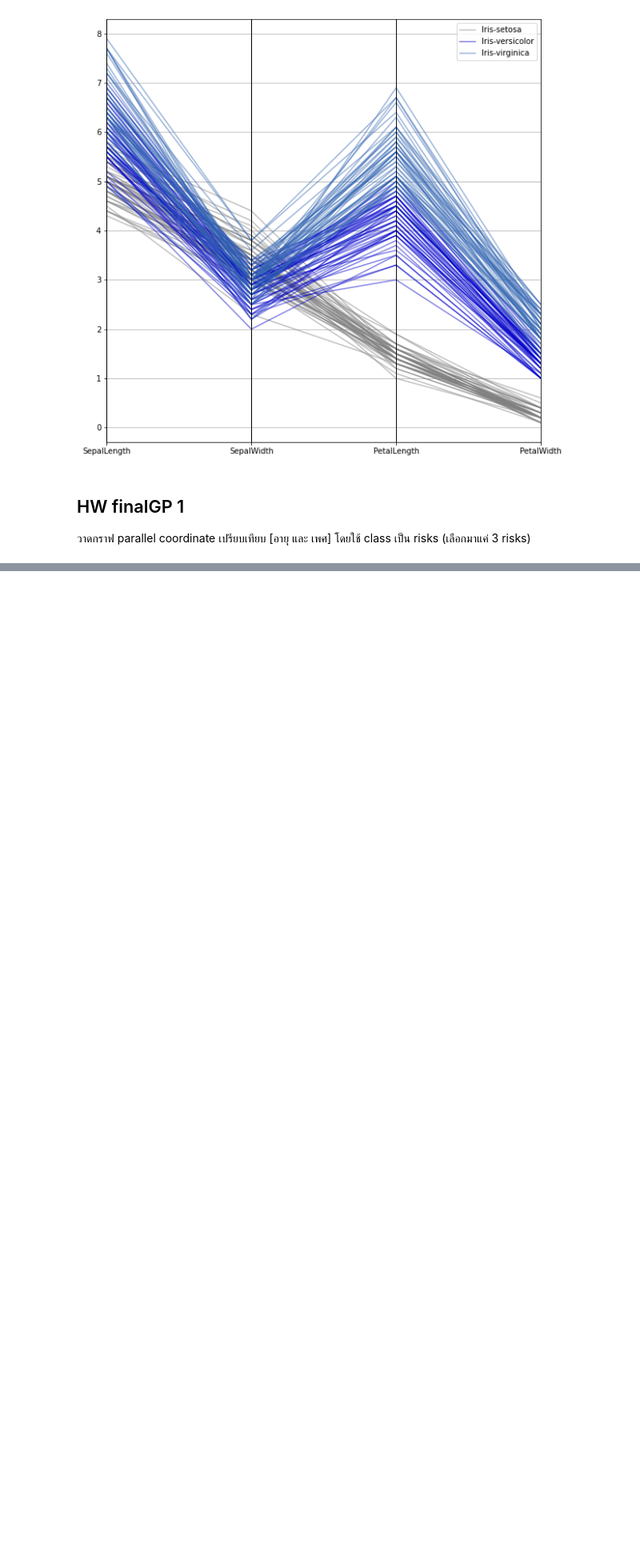
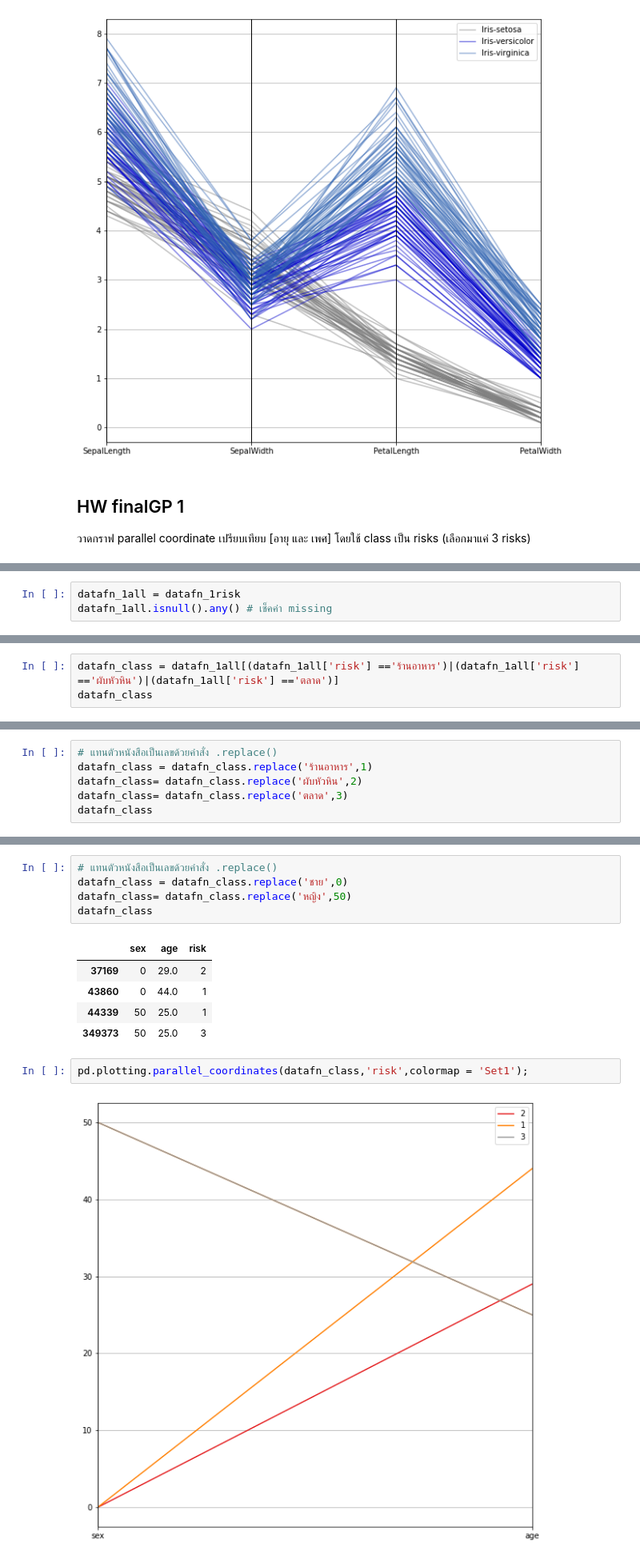
Before and after one commit to PhinyadaPhen/data_viz_2022, a Jupyter notebook: DataViz01_Table_Data.ipynb, the cells around one changed output, grey strips where cells are left out. Shown at 80% size. Saved outputs shown, nothing was run; the diff lists cells and outputs as text; blank space fills up the shorter version.

```diff
--- a/DataViz01_Table_Data.ipynb
+++ b/DataViz01_Table_Data.ipynb
@@ -142,0 +263,3 @@ pd.plotting.parallel_coordinates(df, 'Name', color=[[0.5,0.5,0.5,0.5],[0,0,0.8,0
+# %%
+datafn_1all = datafn_1risk
+datafn_1all.isnull().any() # เช็คค่า missing
@@ -142,0 +293,3 @@ pd.plotting.parallel_coordinates(df, 'Name', color=[[0.5,0.5,0.5,0.5],[0,0,0.8,0
+# %%
+datafn_class = datafn_1all[(datafn_1all['risk'] =='ร้านอาหาร')|(datafn_1all['risk'] =='ผับหัวหิน')|(datafn_1all['risk'] =='ตลาด')]
+datafn_class
@@ -142,0 +310,6 @@ pd.plotting.parallel_coordinates(df, 'Name', color=[[0.5,0.5,0.5,0.5],[0,0,0.8,0
+# %%
+# แทนตัวหนังสือเป็นเลขด้วยคำสั่ง .replace()
+datafn_class = datafn_class.replace('ร้านอาหาร',1)
+datafn_class= datafn_class.replace('ผับหัวหิน',2)
+datafn_class= datafn_class.replace('ตลาด',3)
+datafn_class
@@ -142,0 +324,15 @@ pd.plotting.parallel_coordinates(df, 'Name', color=[[0.5,0.5,0.5,0.5],[0,0,0.8,0
+# %%
+# แทนตัวหนังสือเป็นเลขด้วยคำสั่ง .replace()
+datafn_class = datafn_class.replace('ชาย',0)
+datafn_class= datafn_class.replace('หญิง',50)
+datafn_class
+# %% [output]
+|  | sex | age | risk |
+| 37169 | 0 | 29.0 | 2 |
+| 43860 | 0 | 44.0 | 1 |
+| 44339 | 50 | 25.0 | 1 |
+| 349373 | 50 | 25.0 | 3 |
+# %%
+pd.plotting.parallel_coordinates(datafn_class,'risk',colormap = 'Set1');
+# %% [output]
+[figure, added]
```
Also changed, not shown: parts of 24 cells of this notebook.
